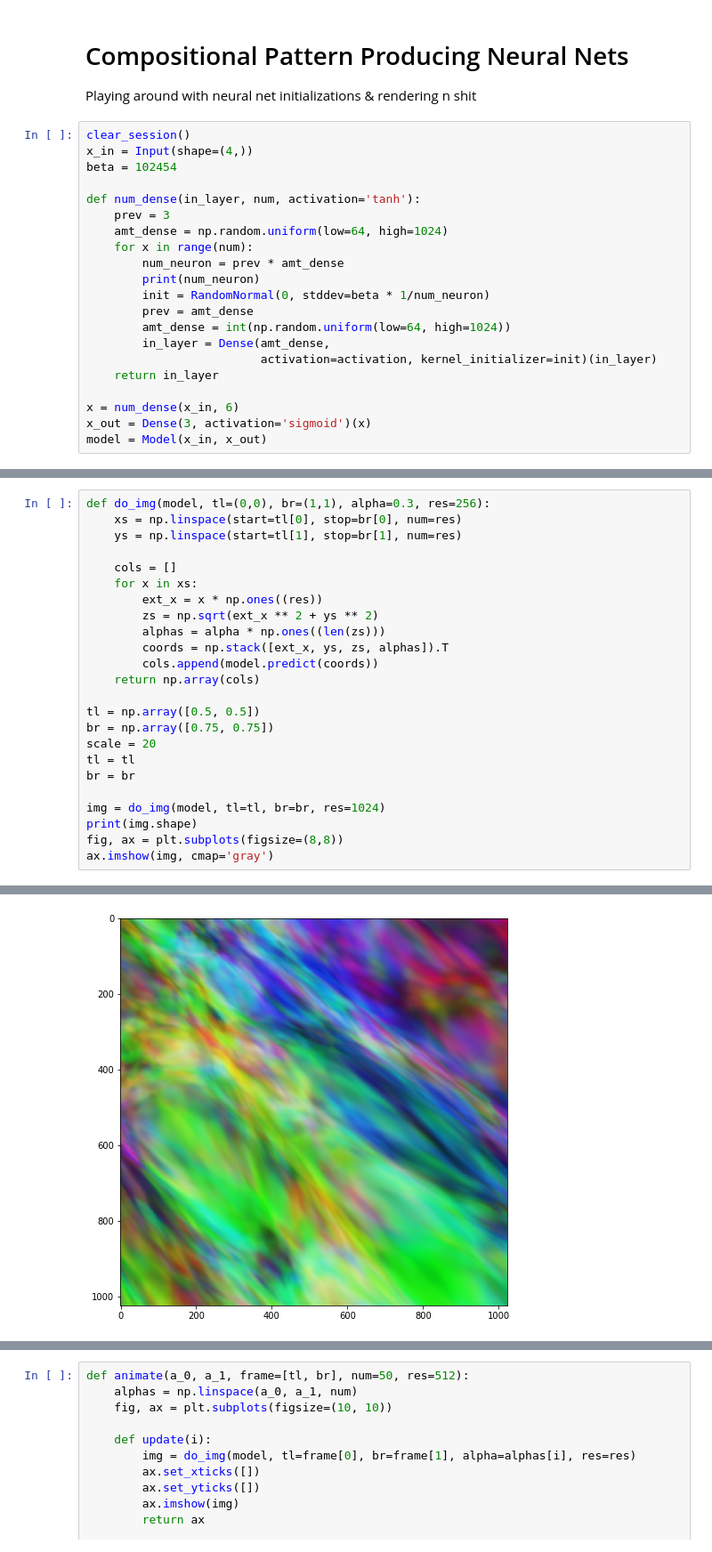
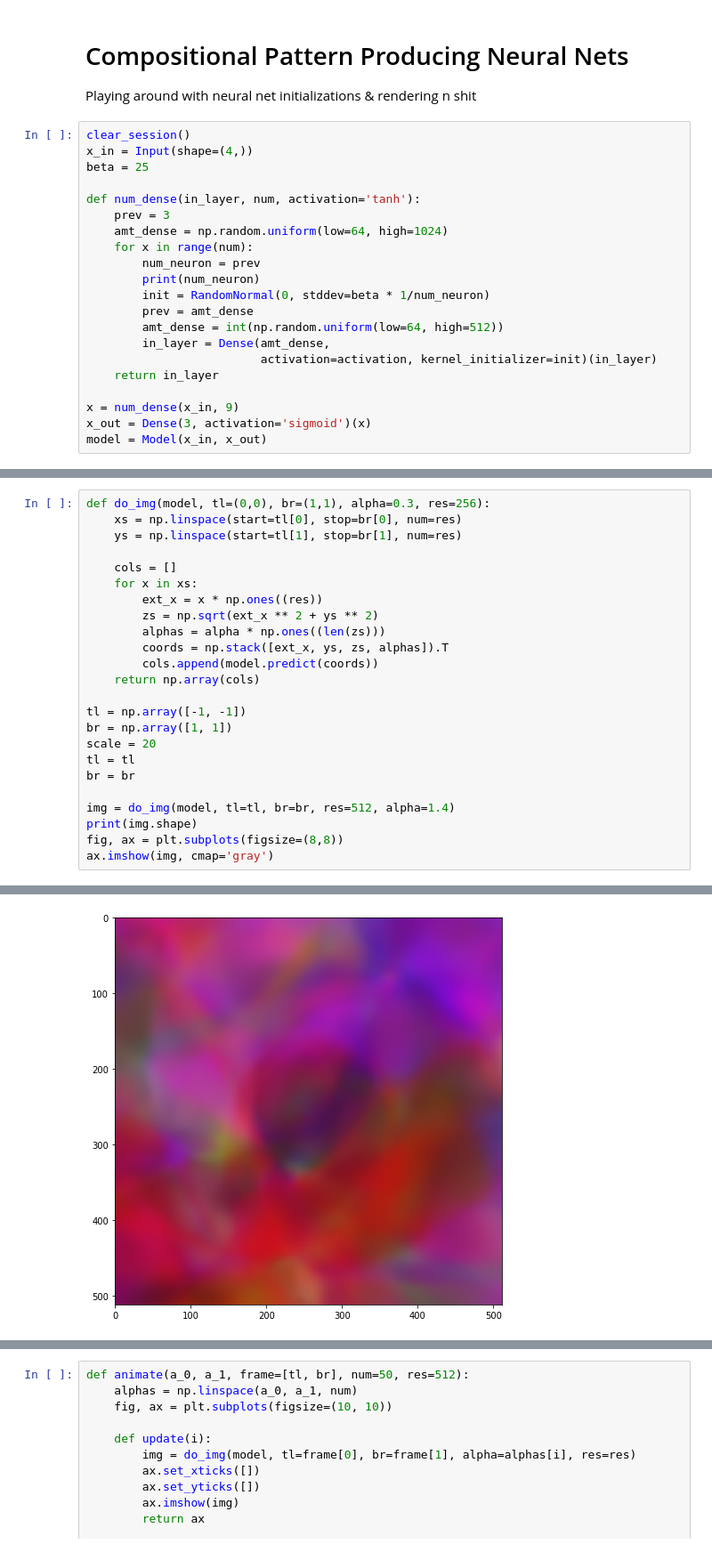
Before and after one commit to ngundotra/patternart, a Jupyter notebook: Compositional Pattern Producing NNs.ipynb, the cells around one changed output, grey strips where cells are left out. Shown at 89% size. Drawn from its saved outputs; the diff is of its cells as text.

Commit message:
[*] got DenseNet example pretty darn close, just need iterative drawing

```diff
--- a/Compositional Pattern Producing NNs.ipynb
+++ b/Compositional Pattern Producing NNs.ipynb
@@ -18,22 +18,22 @@ Playing around with neural net initializations & rendering n shit
 # %%
 clear_session()
 x_in = Input(shape=(4,))
-beta = 102454
+beta = 25
 
 def num_dense(in_layer, num, activation='tanh'):
     prev = 3
     amt_dense = np.random.uniform(low=64, high=1024)
     for x in range(num):
-        num_neuron = prev * amt_dense
+        num_neuron = prev
         print(num_neuron)
         init = RandomNormal(0, stddev=beta * 1/num_neuron)
         prev = amt_dense
-        amt_dense = int(np.random.uniform(low=64, high=1024))
+        amt_dense = int(np.random.uniform(low=64, high=512))
         in_layer = Dense(amt_dense,
                          activation=activation, kernel_initializer=init)(in_layer)
     return in_layer
 
-x = num_dense(x_in, 6)
+x = num_dense(x_in, 9)
 x_out = Dense(3, activation='sigmoid')(x)
 model = Model(x_in, x_out)
 # %% [output]
@@ -57,13 +60,13 @@ def do_img(model, tl=(0,0), br=(1,1), alpha=0.3, res=256):
         cols.append(model.predict(coords))
     return np.array(cols)
 
-tl = np.array([0.5, 0.5])
-br = np.array([0.75, 0.75])
+tl = np.array([-1, -1])
+br = np.array([1, 1])
 scale = 20
 tl = tl
 br = br
 
-img = do_img(model, tl=tl, br=br, res=1024)
+img = do_img(model, tl=tl, br=br, res=512, alpha=1.4)
 print(img.shape)
 fig, ax = plt.subplots(figsize=(8,8))
 ax.imshow(img, cmap='gray')
@@ -72,5 +75,5 @@ ax.imshow(img, cmap='gray')
 <matplotlib.image.AxesImage at 0x...>
-[figure, old version]
+[figure, new version]
 # %%
 def gray(img):
     form = np.array([0.299, 0.587, 0.114])
```
Also changed, not shown: parts of 3 cells of this notebook.
